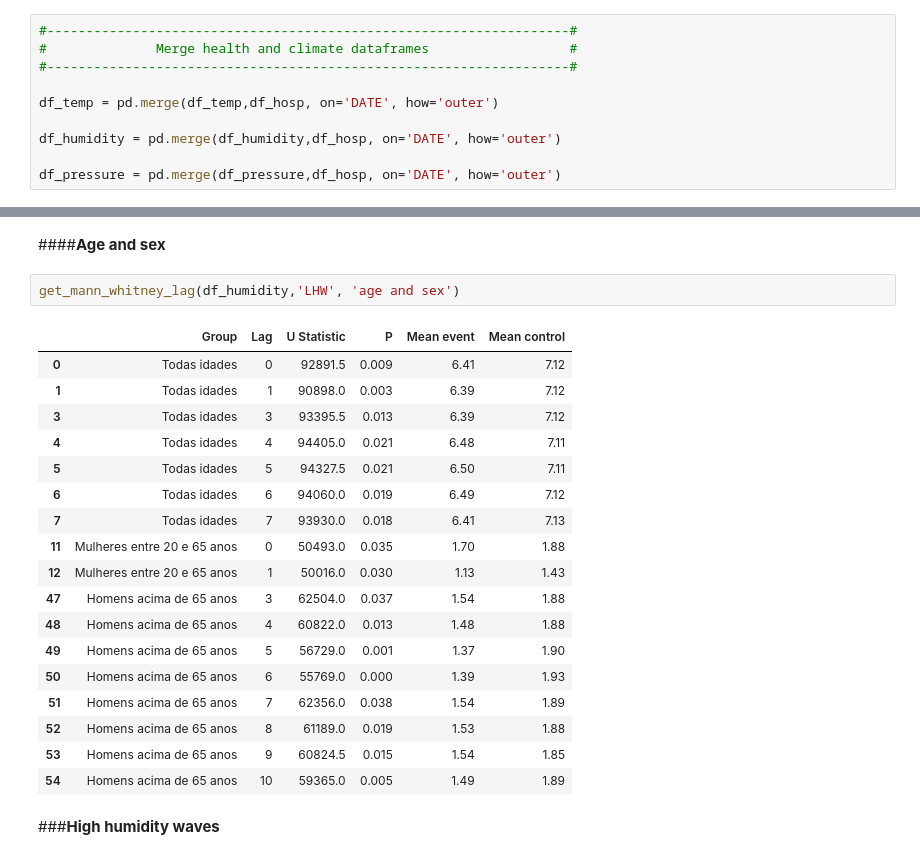
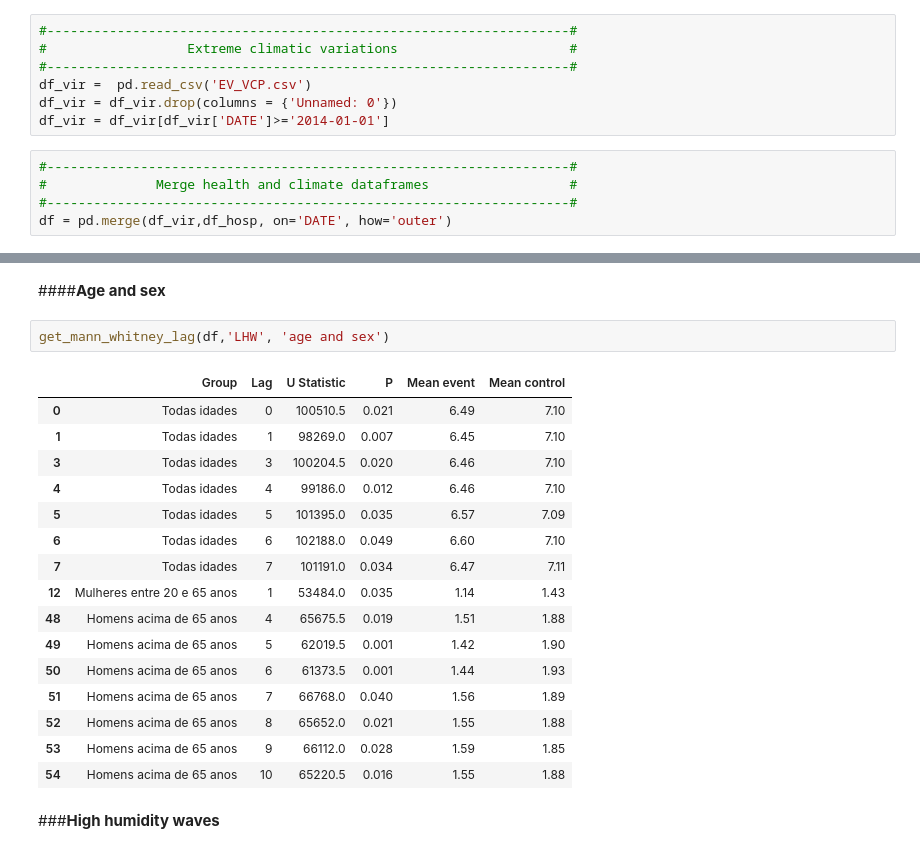
Before and after one commit to climate-and-health-datasci-Unicamp/project-climatic-variations-cardiovascular-diseases, a Jupyter notebook: notebooks/TR_2021_06_Mann_Whitney_U_test_for_cardiovascular_hospitalizations_and_extreme_climatic_events.ipynb, the cells around one changed output, grey strips where cells are left out. Saved outputs shown, nothing was run; the diff lists cells and outputs as text.

```diff
--- a/notebooks/TR_2021_06_Mann_Whitney_U_test_for_cardiovascular_hospitalizations_and_extreme_climatic_events.ipynb
+++ b/notebooks/TR_2021_06_Mann_Whitney_U_test_for_cardiovascular_hospitalizations_and_extreme_climatic_events.ipynb
@@ -94,13 +81,15 @@ df_pressure = df_pressure[df_pressure['DATE']>'2014-01-01']
+# %%
+#-------------------------------------------------------------------#
+#                  Extreme climatic variations                      #
+#-------------------------------------------------------------------#
+df_vir =  pd.read_csv('EV_VCP.csv')
+df_vir = df_vir.drop(columns = {'Unnamed: 0'})
+df_vir = df_vir[df_vir['DATE']>='2014-01-01']
 # %%
 #-------------------------------------------------------------------#
 #              Merge health and climate dataframes                  #
 #-------------------------------------------------------------------#
-
-df_temp = pd.merge(df_temp,df_hosp, on='DATE', how='outer')
-
-df_humidity = pd.merge(df_humidity,df_hosp, on='DATE', how='outer')
-
-df_pressure = pd.merge(df_pressure,df_hosp, on='DATE', how='outer')
+df = pd.merge(df_vir,df_hosp, on='DATE', how='outer')
 # %% [markdown]
 ##**Test normality of data**
 
@@ -494,26 +480,24 @@ get_mann_whitney_lag(df_humidity,'LHW','age')
 # %% [markdown]
 ####**Age and sex**
 # %%
-get_mann_whitney_lag(df_humidity,'LHW', 'age and sex')
+get_mann_whitney_lag(df,'LHW', 'age and sex')
 # %% [output]
 |  | Group | Lag | U Statistic | P | Mean event | Mean control |
-| 0 | Todas idades | 0 | 92891.5 | 0.009 | 6.41 | 7.12 |
-| 1 | Todas idades | 1 | 90898.0 | 0.003 | 6.39 | 7.12 |
-| 3 | Todas idades | 3 | 93395.5 | 0.013 | 6.39 | 7.12 |
-| 4 | Todas idades | 4 | 94405.0 | 0.021 | 6.48 | 7.11 |
-| 5 | Todas idades | 5 | 94327.5 | 0.021 | 6.50 | 7.11 |
-| 6 | Todas idades | 6 | 94060.0 | 0.019 | 6.49 | 7.12 |
-| 7 | Todas idades | 7 | 93930.0 | 0.018 | 6.41 | 7.13 |
-| 11 | Mulheres entre 20 e 65 anos | 0 | 50493.0 | 0.035 | 1.70 | 1.88 |
-| 12 | Mulheres entre 20 e 65 anos | 1 | 50016.0 | 0.030 | 1.13 | 1.43 |
-| 47 | Homens acima de 65 anos | 3 | 62504.0 | 0.037 | 1.54 | 1.88 |
-| 48 | Homens acima de 65 anos | 4 | 60822.0 | 0.013 | 1.48 | 1.88 |
-| 49 | Homens acima de 65 anos | 5 | 56729.0 | 0.001 | 1.37 | 1.90 |
-| 50 | Homens acima de 65 anos | 6 | 55769.0 | 0.000 | 1.39 | 1.93 |
-| 51 | Homens acima de 65 anos | 7 | 62356.0 | 0.038 | 1.54 | 1.89 |
-| 52 | Homens acima de 65 anos | 8 | 61189.0 | 0.019 | 1.53 | 1.88 |
-| 53 | Homens acima de 65 anos | 9 | 60824.5 | 0.015 | 1.54 | 1.85 |
-| 54 | Homens acima de 65 anos | 10 | 59365.0 | 0.005 | 1.49 | 1.89 |
+| 0 | Todas idades | 0 | 100510.5 | 0.021 | 6.49 | 7.10 |
+| 1 | Todas idades | 1 | 98269.0 | 0.007 | 6.45 | 7.10 |
+| 3 | Todas idades | 3 | 100204.5 | 0.020 | 6.46 | 7.10 |
+| 4 | Todas idades | 4 | 99186.0 | 0.012 | 6.46 | 7.10 |
+| 5 | Todas idades | 5 | 101395.0 | 0.035 | 6.57 | 7.09 |
+| 6 | Todas idades | 6 | 102188.0 | 0.049 | 6.60 | 7.10 |
+| 7 | Todas idades | 7 | 101191.0 | 0.034 | 6.47 | 7.11 |
+| 12 | Mulheres entre 20 e 65 anos | 1 | 53484.0 | 0.035 | 1.14 | 1.43 |
+| 48 | Homens acima de 65 anos | 4 | 65675.5 | 0.019 | 1.51 | 1.88 |
+| 49 | Homens acima de 65 anos | 5 | 62019.5 | 0.001 | 1.42 | 1.90 |
+| 50 | Homens acima de 65 anos | 6 | 61373.5 | 0.001 | 1.44 | 1.93 |
+| 51 | Homens acima de 65 anos | 7 | 66768.0 | 0.040 | 1.56 | 1.89 |
+| 52 | Homens acima de 65 anos | 8 | 65652.0 | 0.021 | 1.55 | 1.88 |
+| 53 | Homens acima de 65 anos | 9 | 66112.0 | 0.028 | 1.59 | 1.85 |
+| 54 | Homens acima de 65 anos | 10 | 65220.5 | 0.016 | 1.55 | 1.88 |
 # %% [markdown]
 ###**High humidity waves**
 # %% [markdown]
```
Also changed, not shown: parts of 32 cells of this notebook.
